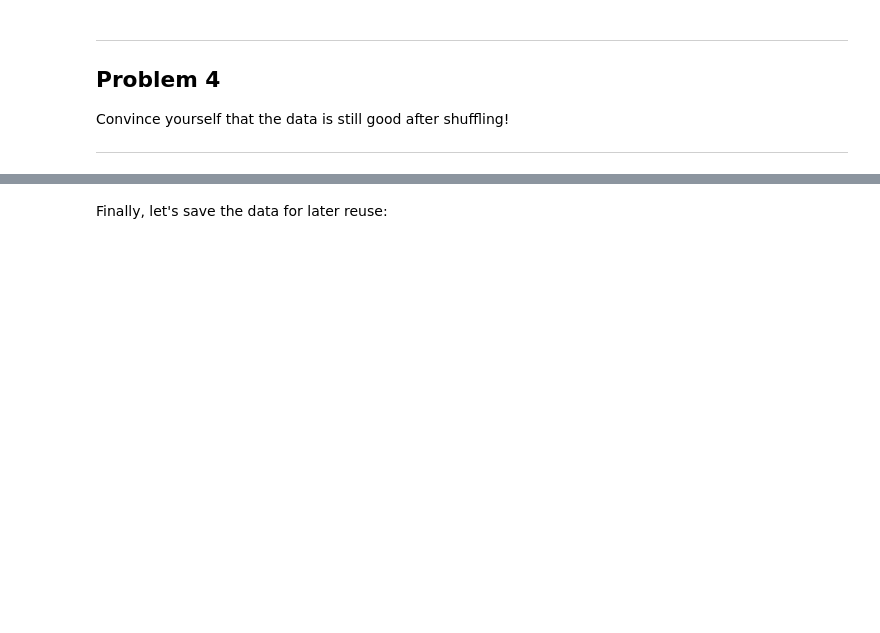
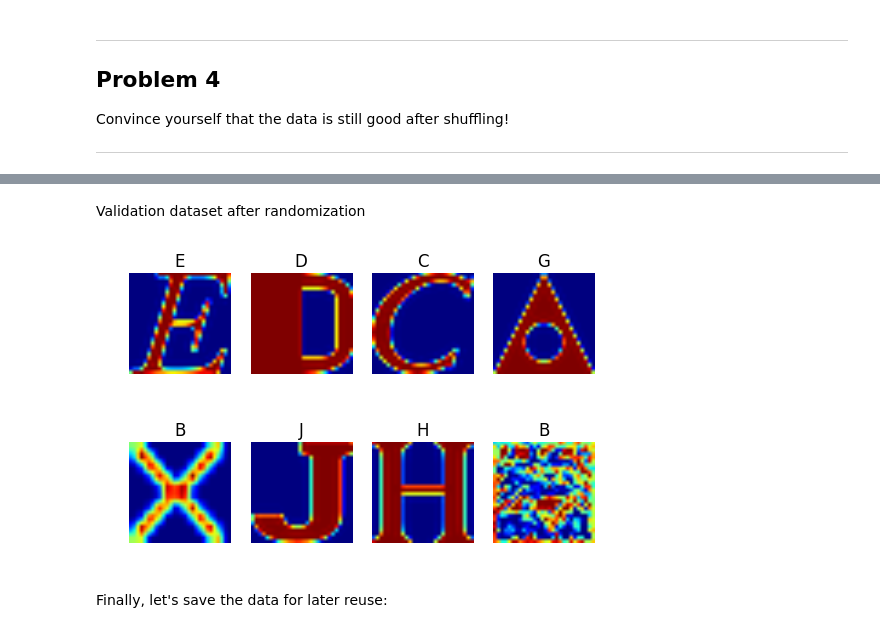
Before and after one commit to aakashef/udacity-deep-learn, a Jupyter notebook: 1_notmnist.ipynb, the cells around one changed output, grey strips where cells are left out. Drawn from its saved outputs; the diff is of its cells as text; code cells hidden in the pictures; blank space fills up the shorter version.

```diff
--- a/1_notmnist.ipynb
+++ b/1_notmnist.ipynb
@@ -394,3 +419,9 @@ Convince yourself that the data is still good after shuffling!
+# %% [markdown]
+Validation dataset after randomization
+# %%
+disp_randomized_dataset(valid_dataset, valid_labels)
+# %% [output]
+[figure, added]
 # %% [markdown]
 Finally, let's save the data for later reuse:
 # %%
```
Also changed, not shown: parts of 47 cells of this notebook, 1 other file.
